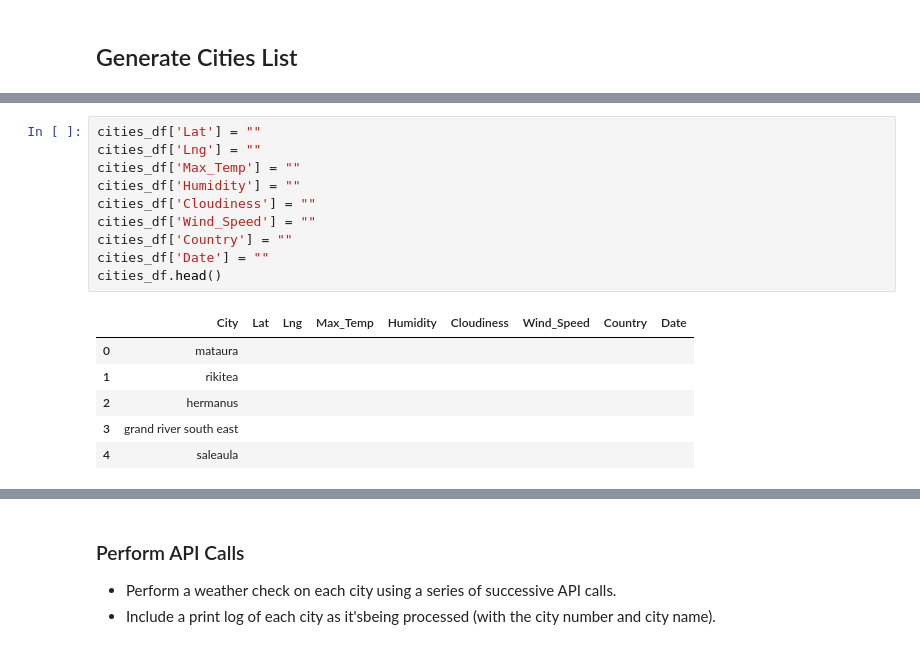
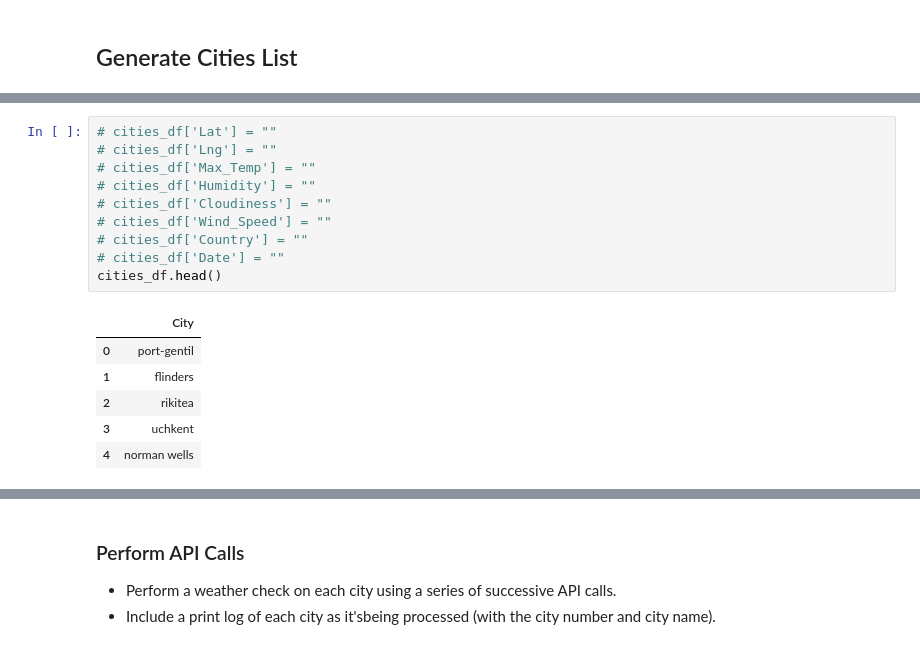
Before and after one commit to vgpass/python_api-challenge, a Jupyter notebook: WeatherPy/WeatherPyworking.ipynb, the cells around one changed output, grey strips where cells are left out. Drawn from its saved outputs; the diff is of its cells as text.

```diff
--- a/WeatherPy/WeatherPyworking.ipynb
+++ b/WeatherPy/WeatherPyworking.ipynb
@@ -113,17 +95,17 @@ test
 # %%
-cities_df['Lat'] = ""
-cities_df['Lng'] = ""
-cities_df['Max_Temp'] = ""
-cities_df['Humidity'] = ""
-cities_df['Cloudiness'] = ""
-cities_df['Wind_Speed'] = ""
-cities_df['Country'] = ""
-cities_df['Date'] = ""
+# cities_df['Lat'] = ""
+# cities_df['Lng'] = ""
+# cities_df['Max_Temp'] = ""
+# cities_df['Humidity'] = ""
+# cities_df['Cloudiness'] = ""
+# cities_df['Wind_Speed'] = ""
+# cities_df['Country'] = ""
+# cities_df['Date'] = ""
 cities_df.head()
 # %% [output]
-|  | City | Lat | Lng | Max_Temp | Humidity | Cloudiness | Wind_Speed | Country | Date |
-| 0 | mataura |  |  |  |  |  |  |  |  |
-| 1 | rikitea |  |  |  |  |  |  |  |  |
-| 2 | hermanus |  |  |  |  |  |  |  |  |
-| 3 | grand river south east |  |  |  |  |  |  |  |  |
-| 4 | saleaula |  |  |  |  |  |  |  |  |
+|  | City |
+| 0 | port-gentil |
+| 1 | flinders |
+| 2 | rikitea |
+| 3 | uchkent |
+| 4 | norman wells |
```
Also changed, not shown: parts of 29 cells of this notebook, 3 other files.
